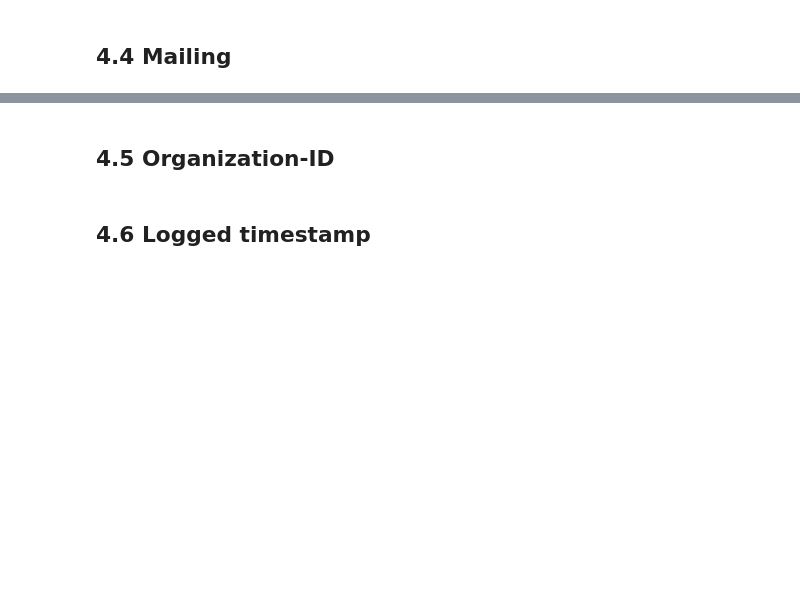
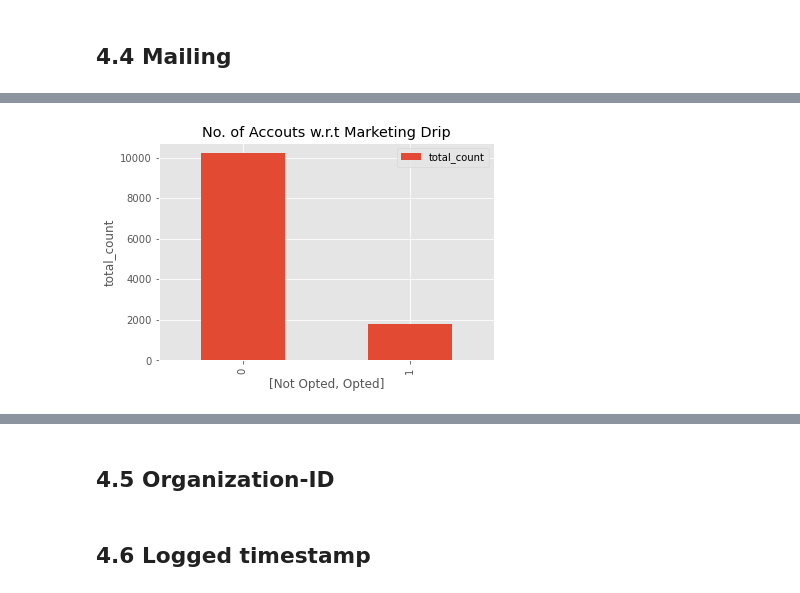
Before and after one commit to Jeyramana/GUVI_Assignments, a Jupyter notebook: Assignment_3/user.ipynb, the cells around one changed output, grey strips where cells are left out. Drawn from its saved outputs; the diff is of its cells as text; code cells hidden in the pictures; blank space fills up the shorter version.

```diff
--- a/Assignment_3/user.ipynb
+++ b/Assignment_3/user.ipynb
@@ -714,0 +760,5 @@ array(['GUEST_INVITE', 'ORG_INVITE', 'SIGNUP', 'PERSONAL_PROJECTS',
+# %%
+df_mk.plot(kind='bar', xlabel=df_mk['index'], ylabel='total_count', title='No. of Accouts w.r.t Marketing Drip')
+plt.show()
+# %% [output]
+[figure, added]
```
Also changed, not shown: parts of 16 cells of this notebook.
